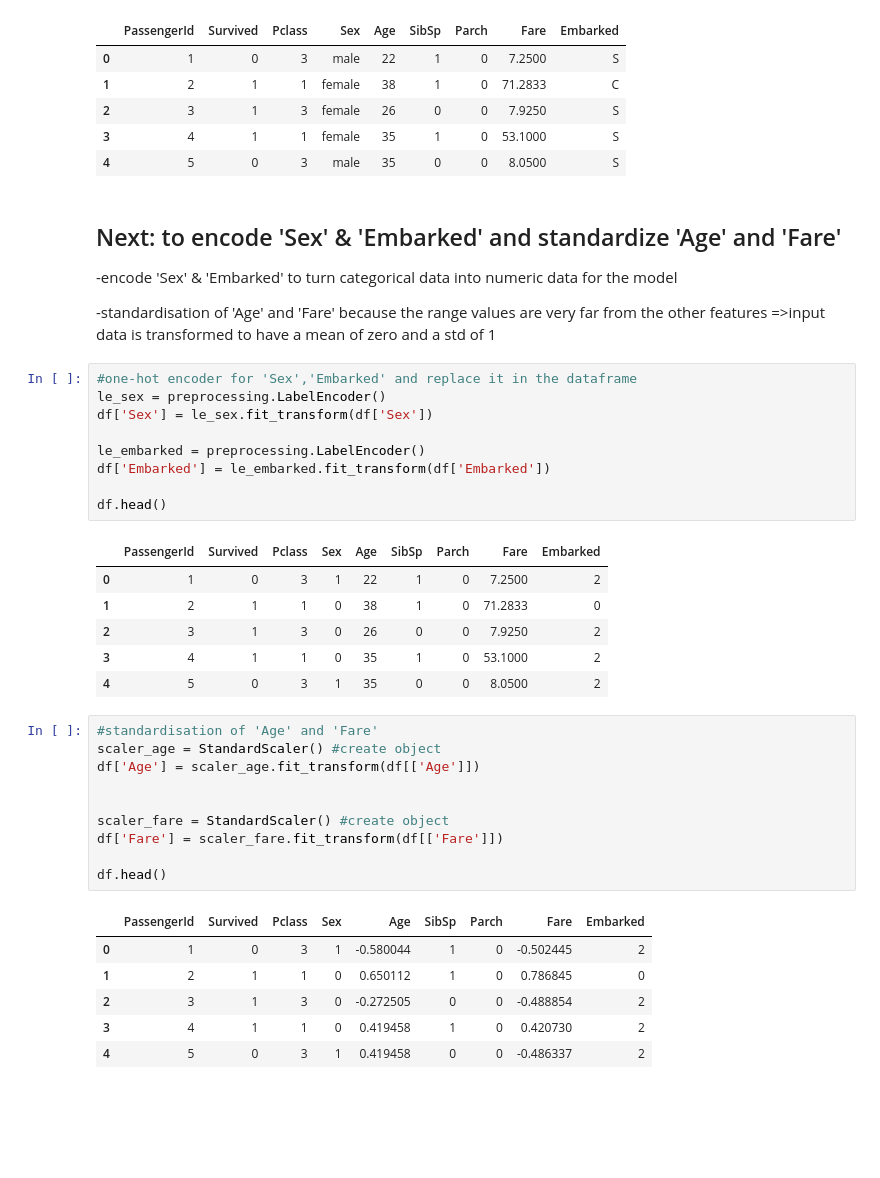
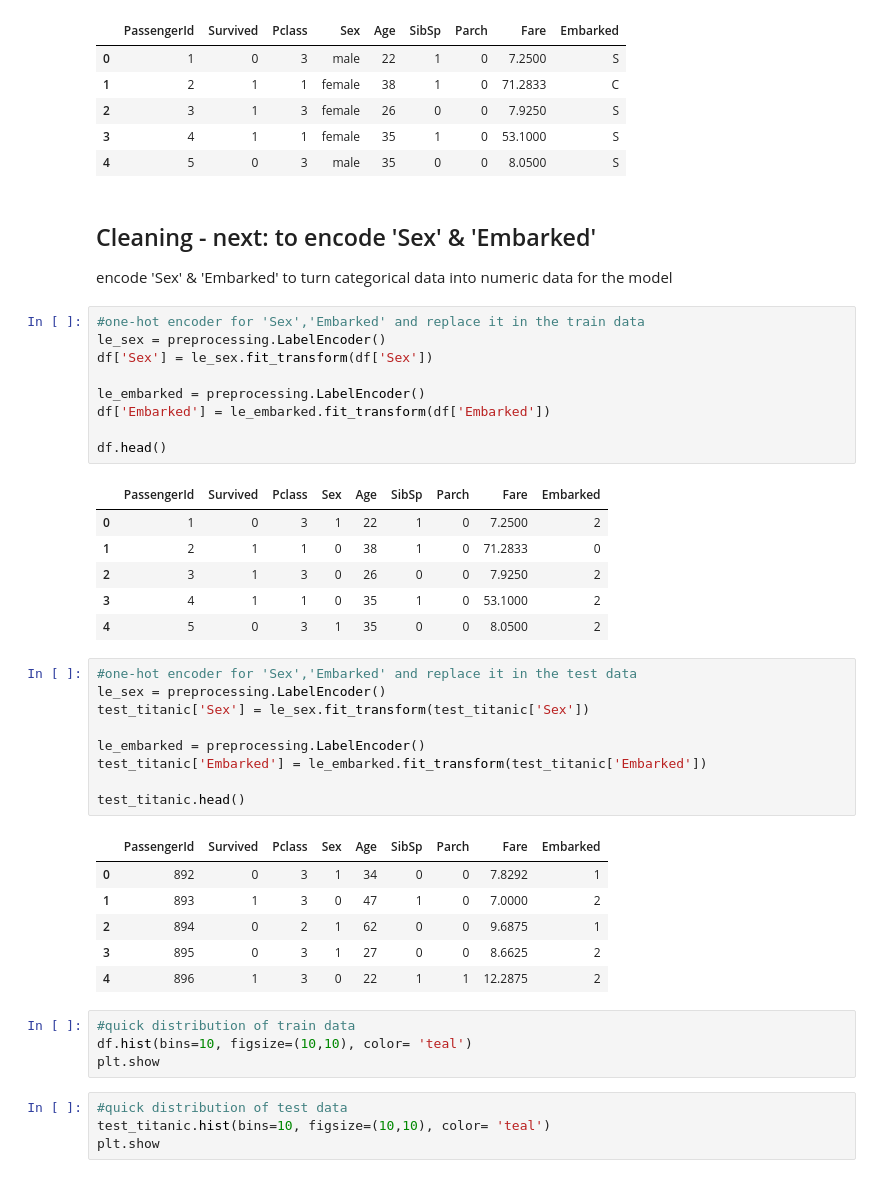
Before and after one commit to jujuju88/Titanic_LoR, a Jupyter notebook: preprocess.ipynb, the cells around one changed output. Cells and saved outputs as stored; diff of their text form; blank space fills up the shorter version.

```diff
--- a/preprocess.ipynb
+++ b/preprocess.ipynb
@@ -328,14 +294,11 @@ df.head()
 | 3 | 4 | 1 | 1 | female | 35 | 1 | 0 | 53.1000 | S |
 | 4 | 5 | 0 | 3 | male | 35 | 0 | 0 | 8.0500 | S |
 # %% [markdown]
-## Next: to encode 'Sex' & 'Embarked' and standardize 'Age' and 'Fare'
+## Cleaning - next: to encode 'Sex' & 'Embarked'
 
--encode 'Sex' & 'Embarked' to turn categorical data into numeric data for the model
-
--standardisation of 'Age' and 'Fare' because the range values are very far from the other features
-=>input data is transformed to have a mean of zero and a std of 1
+encode 'Sex' & 'Embarked' to turn categorical data into numeric data for the model
 # %%
-#one-hot encoder for 'Sex','Embarked' and replace it in the dataframe
+#one-hot encoder for 'Sex','Embarked' and replace it in the train data
 le_sex = preprocessing.LabelEncoder()
 df['Sex'] = le_sex.fit_transform(df['Sex'])
 
@@ -350,20 +313,27 @@ df.head()
 | 2 | 3 | 1 | 3 | 0 | 26 | 0 | 0 | 7.9250 | 2 |
 | 3 | 4 | 1 | 1 | 0 | 35 | 1 | 0 | 53.1000 | 2 |
 | 4 | 5 | 0 | 3 | 1 | 35 | 0 | 0 | 8.0500 | 2 |
-# %%
-#standardisation of 'Age' and 'Fare'
-scaler_age = StandardScaler() #create object
-df['Age'] = scaler_age.fit_transform(df[['Age']])
-
-
-scaler_fare = StandardScaler() #create object
-df['Fare'] = scaler_fare.fit_transform(df[['Fare']])
-
-df.head()
-# %% [output]
-|  | PassengerId | Survived | Pclass | Sex | Age | SibSp | Parch | Fare | Embarked |
-| 0 | 1 | 0 | 3 | 1 | -0.580044 | 1 | 0 | -0.502445 | 2 |
-| 1 | 2 | 1 | 1 | 0 | 0.650112 | 1 | 0 | 0.786845 | 0 |
-| 2 | 3 | 1 | 3 | 0 | -0.272505 | 0 | 0 | -0.488854 | 2 |
-| 3 | 4 | 1 | 1 | 0 | 0.419458 | 1 | 0 | 0.420730 | 2 |
-| 4 | 5 | 0 | 3 | 1 | 0.419458 | 0 | 0 | -0.486337 | 2 |
+# %%
+#one-hot encoder for 'Sex','Embarked' and replace it in the test data
+le_sex = preprocessing.LabelEncoder()
+test_titanic['Sex'] = le_sex.fit_transform(test_titanic['Sex'])
+
+le_embarked = preprocessing.LabelEncoder()
+test_titanic['Embarked'] = le_embarked.fit_transform(test_titanic['Embarked'])
+
+test_titanic.head()
+# %% [output]
+|  | PassengerId | Survived | Pclass | Sex | Age | SibSp | Parch | Fare | Embarked |
+| 0 | 892 | 0 | 3 | 1 | 34 | 0 | 0 | 7.8292 | 1 |
+| 1 | 893 | 1 | 3 | 0 | 47 | 1 | 0 | 7.0000 | 2 |
+| 2 | 894 | 0 | 2 | 1 | 62 | 0 | 0 | 9.6875 | 1 |
+| 3 | 895 | 0 | 3 | 1 | 27 | 0 | 0 | 8.6625 | 2 |
+| 4 | 896 | 1 | 3 | 0 | 22 | 1 | 1 | 12.2875 | 2 |
+# %%
+#quick distribution of train data
+df.hist(bins=10, figsize=(10,10), color= 'teal')
+plt.show
+# %%
+#quick distribution of test data
+test_titanic.hist(bins=10, figsize=(10,10), color= 'teal')
+plt.show
```
Also changed, not shown: parts of 42 cells of this notebook.
